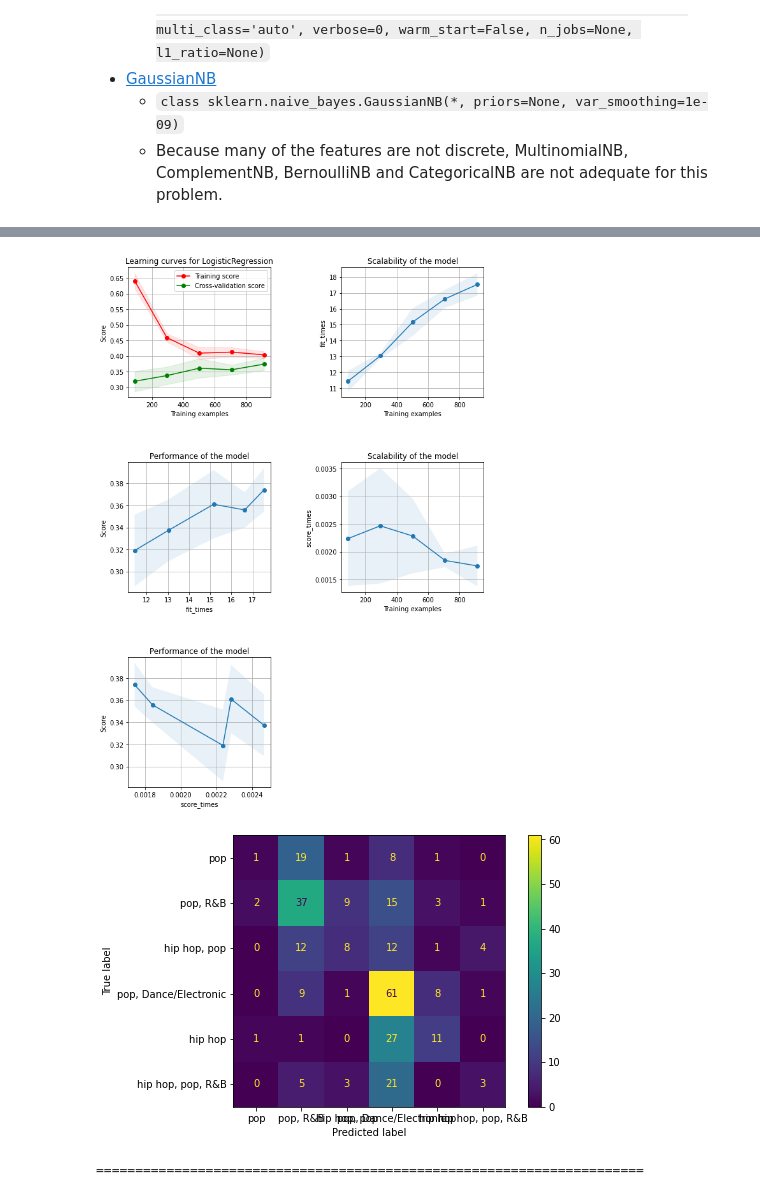
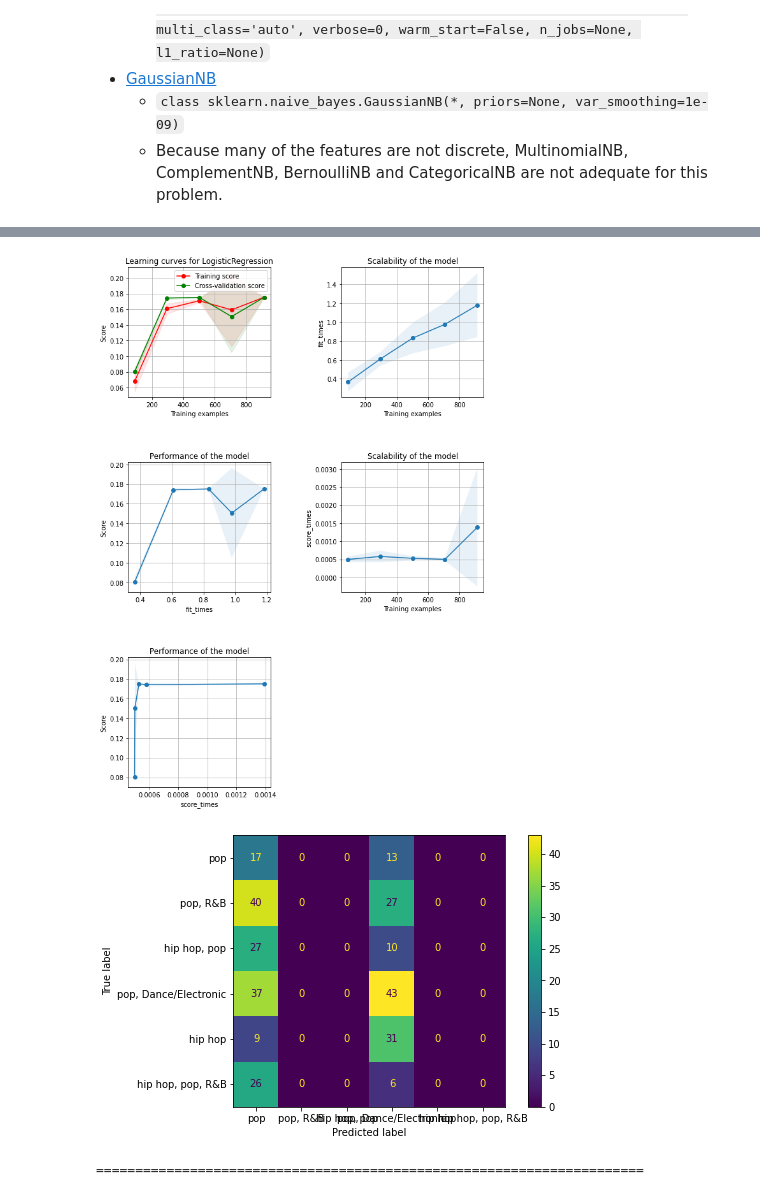
Before and after one commit to Goncalerta/FEUP.LEIC.IA.projeto-2, a Jupyter notebook: project_multiclass.ipynb, the cells around one changed output, grey strips where cells are left out. Saved outputs shown, nothing was run; the diff lists cells and outputs as text; code cells hidden in the pictures.

```diff
--- a/project_multiclass.ipynb
+++ b/project_multiclass.ipynb
@@ -231,8 +231,8 @@ rock, Dance/Electronic                     1
 hip hop, country                           1
 Name: value, dtype: int64
 # %%
-# Remove genres that have less than 50 songs
-removed_genres = counts[counts < 50]
+# Remove genres that have less than 100 songs
+removed_genres = counts[counts < 100]
 removed_genres = removed_genres.index.array
 data = data[~data.genre.isin(removed_genres)]
 possible_genres = list(possible_genres.difference(removed_genres))
@@ -672,10 +697,12 @@ TypeError: use_model() got an unexpected keyword argument 'multi_output'
 # %%
+n_iter=None
 use_model(
-    LogisticRegression(random_state=random_state, multi_class="ovr"),
+    LogisticRegression(random_state=random_state),
     {
-        "solver": ['newton-cg', 'lbfgs', 'liblinear'],
-        "penalty": ['none', 'l2'],
-        "C": loguniform(1e-5, 100)
+        "solver": ['liblinear'],
+        "penalty": ['l2'],
+        "C": [100, 10, 1.0, 0.1, 0.01],
+        "dual": [True]
     }
 )
 # %% [output]
@@ -718,4 +745,4 @@ Accuracy: 0.4231
-[figure, old version]
+[figure, new version]
-[figure, old version]
+[figure, new version]
 ======================================================================
 # %%
```
Also changed, not shown: parts of 7 cells of this notebook.
